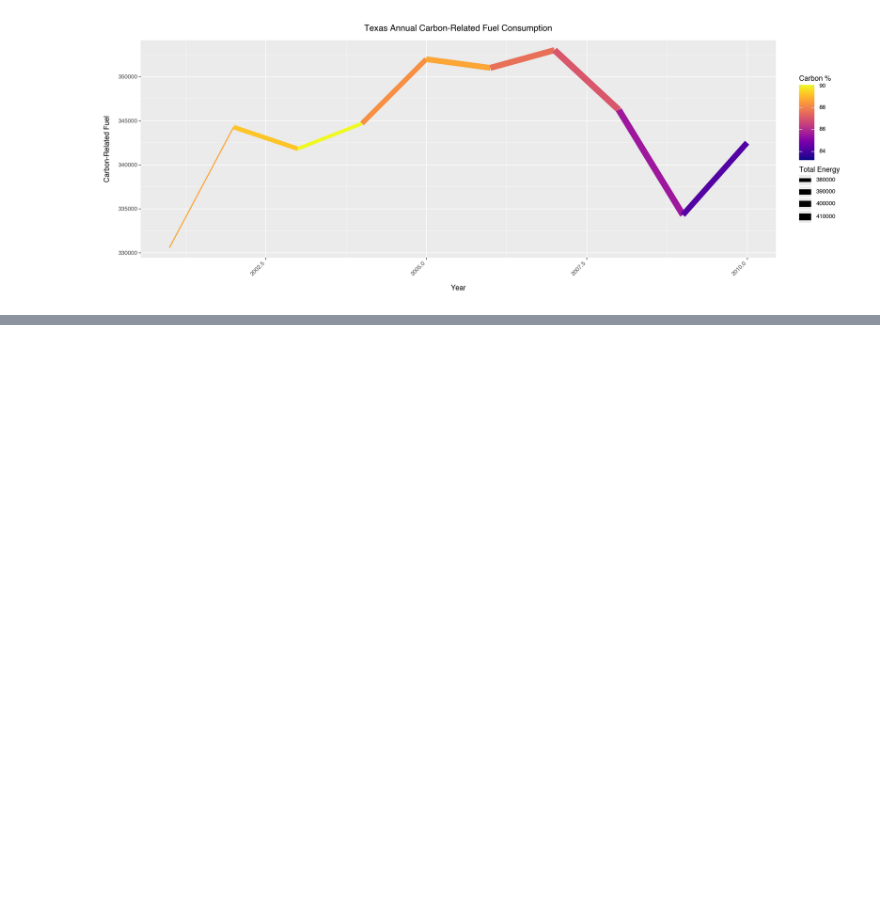
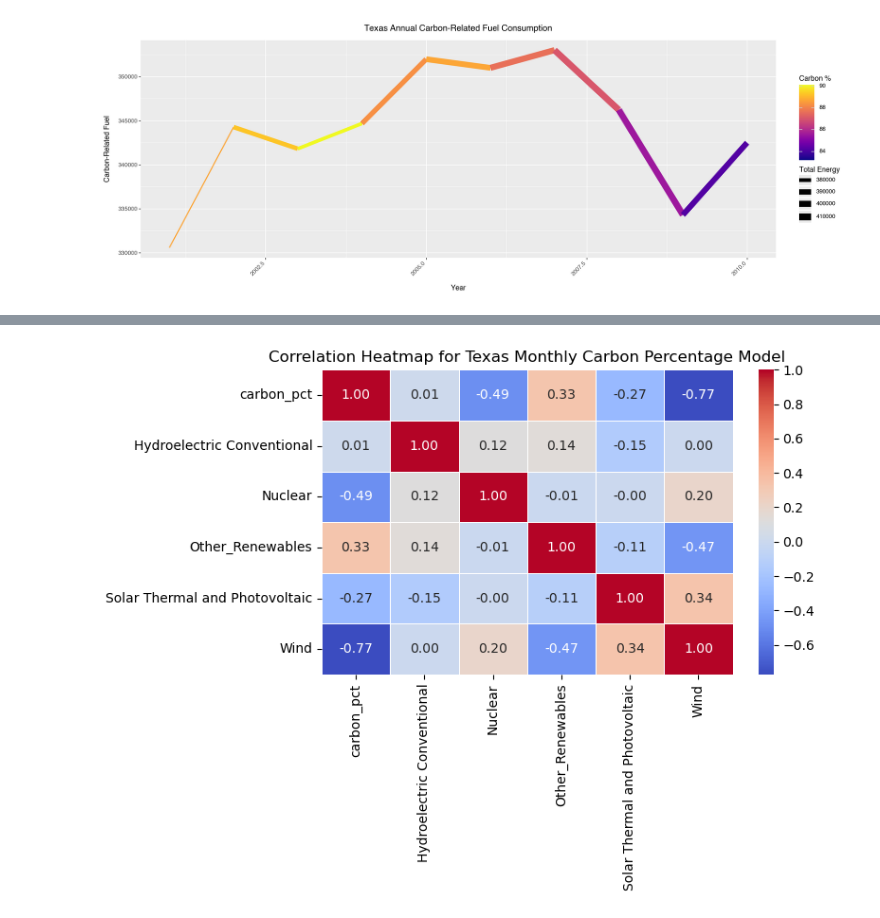
Before and after one commit to jasonbao9402/STA141B.FinalProject, a Jupyter notebook: data_visual.ipynb, the cells around one changed output, grey strips where cells are left out. Saved outputs shown, nothing was run; the diff lists cells and outputs as text; code cells hidden in the pictures; blank space fills up the shorter version.

```diff
--- a/data_visual.ipynb
+++ b/data_visual.ipynb
@@ -488,0 +371,16 @@ p
+# %%
+import pandas as pd
+import numpy as np
+
+tx_monthly = pd.read_csv("/Users/jasonbao/Downloads/TX_fuels_clean1.csv")
+tx_monthly = tx_monthly[tx_monthly["STATE"] == "TX"].copy()
+
+tx_monthly["YEAR"] = tx_monthly["YEAR"].astype(int)
+tx_monthly["MONTH"] = tx_monthly["MONTH"].astype(int)
+tx_monthly["Date"] = pd.to_datetime(dict(year=tx_monthly["YEAR"], month=tx_monthly["MONTH"], day=1))
+
+tx_monthly["carbon_pct"] = 100 * tx_monthly["carbon_related_fuel"] / tx_monthly["Total"]
+
+tx_monthly = tx_monthly.sort_values("Date").reset_index(drop=True)
+
+tx_monthly.head()
@@ -488,0 +396,11 @@ p
+# %%
+predictors = [
+    "Hydroelectric Conventional",
+    "Nuclear",
+    "Other_Renewables",
+    "Solar Thermal and Photovoltaic",
+    "Wind"
+]
+
+model_df = tx_monthly[["Date", "YEAR", "MONTH", "carbon_pct"] + predictors].copy()
+model_df.head()
@@ -488,0 +414,11 @@ p
+# %%
+
+corr_df = model_df[["carbon_pct"] + predictors].corr()
+
+plt.figure(figsize=(8, 6))
+sns.heatmap(corr_df, annot=True, fmt=".2f", cmap="coolwarm", linewidths=0.5)
+plt.title("Correlation Heatmap for Texas Monthly Carbon Percentage Model")
+plt.tight_layout()
+plt.show()
+# %% [output]
+[figure, added]
```
Also changed, not shown: parts of 25 cells of this notebook.
